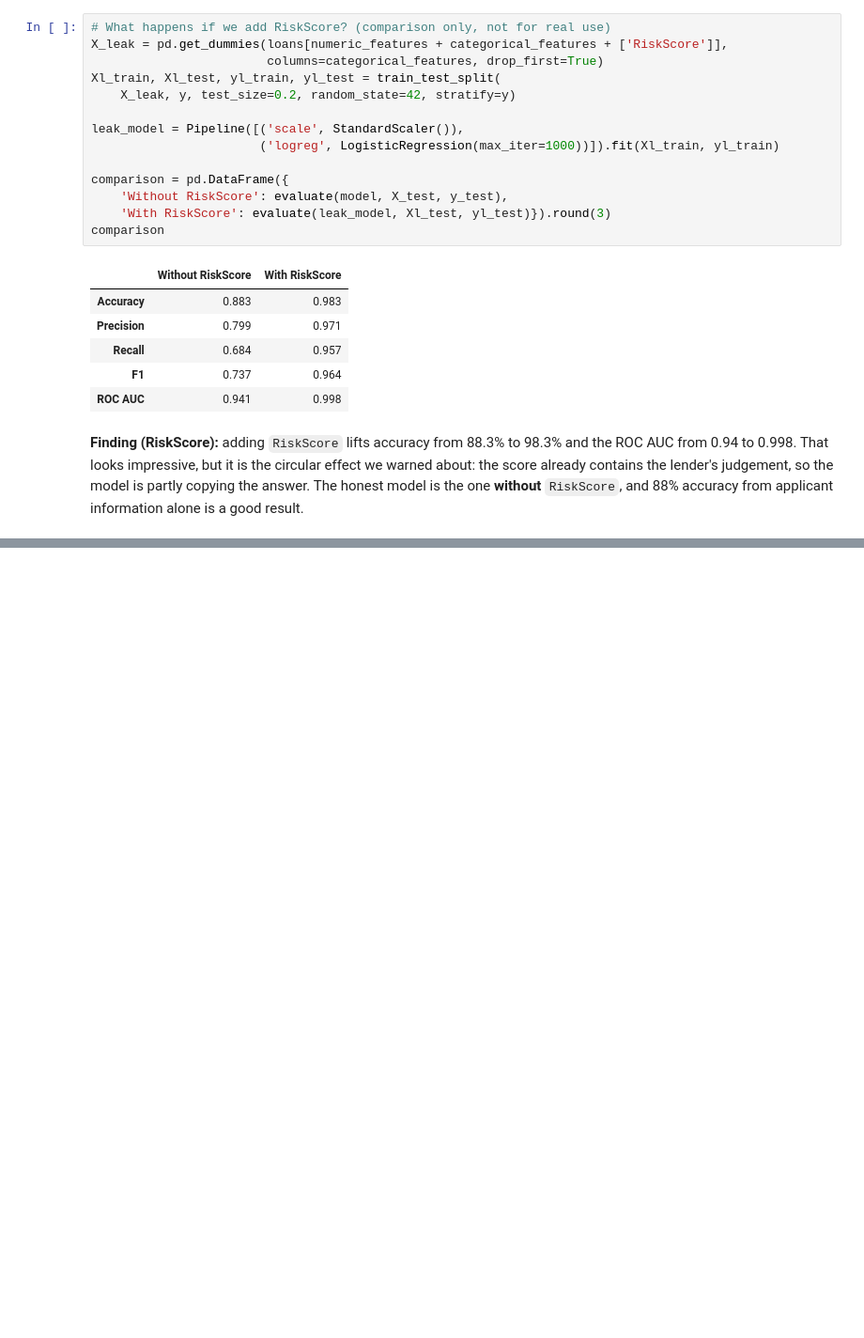
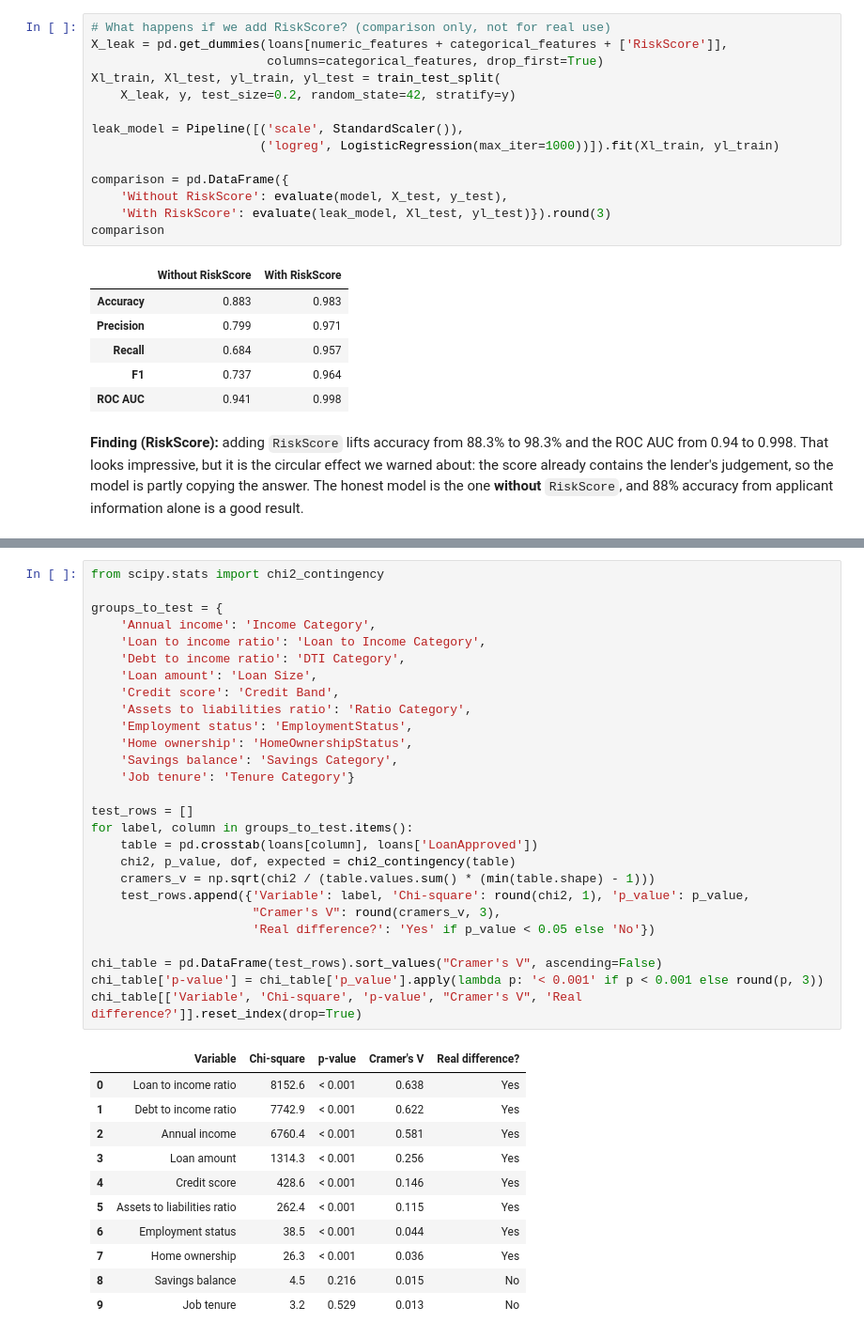
Before and after one commit to nachiket-1/Loan-Approval-Financial-Risk-Analysis, a Jupyter notebook: Loan_Approval_Financial_Risk_Analysis.ipynb, the cells around one changed output, grey strips where cells are left out. Shown at 94% size. Cells and saved outputs as stored; diff of their text form; blank space fills up the shorter version.

```diff
--- a/Loan_Approval_Financial_Risk_Analysis.ipynb
+++ b/Loan_Approval_Financial_Risk_Analysis.ipynb
@@ -906,0 +1005,39 @@ comparison
+# %%
+from scipy.stats import chi2_contingency
+
+groups_to_test = {
+    'Annual income': 'Income Category',
+    'Loan to income ratio': 'Loan to Income Category',
+    'Debt to income ratio': 'DTI Category',
+    'Loan amount': 'Loan Size',
+    'Credit score': 'Credit Band',
+    'Assets to liabilities ratio': 'Ratio Category',
+    'Employment status': 'EmploymentStatus',
+    'Home ownership': 'HomeOwnershipStatus',
+    'Savings balance': 'Savings Category',
+    'Job tenure': 'Tenure Category'}
+
+test_rows = []
+for label, column in groups_to_test.items():
+    table = pd.crosstab(loans[column], loans['LoanApproved'])
+    chi2, p_value, dof, expected = chi2_contingency(table)
+    cramers_v = np.sqrt(chi2 / (table.values.sum() * (min(table.shape) - 1)))
+    test_rows.append({'Variable': label, 'Chi-square': round(chi2, 1), 'p_value': p_value,
+                      "Cramer's V": round(cramers_v, 3),
+                      'Real difference?': 'Yes' if p_value < 0.05 else 'No'})
+
+chi_table = pd.DataFrame(test_rows).sort_values("Cramer's V", ascending=False)
+chi_table['p-value'] = chi_table['p_value'].apply(lambda p: '< 0.001' if p < 0.001 else round(p, 3))
+chi_table[['Variable', 'Chi-square', 'p-value', "Cramer's V", 'Real difference?']].reset_index(drop=True)
+# %% [output]
+|  | Variable | Chi-square | p-value | Cramer's V | Real difference? |
+| 0 | Loan to income ratio | 8152.6 | < 0.001 | 0.638 | Yes |
+| 1 | Debt to income ratio | 7742.9 | < 0.001 | 0.622 | Yes |
+| 2 | Annual income | 6760.4 | < 0.001 | 0.581 | Yes |
+| 3 | Loan amount | 1314.3 | < 0.001 | 0.256 | Yes |
+| 4 | Credit score | 428.6 | < 0.001 | 0.146 | Yes |
+| 5 | Assets to liabilities ratio | 262.4 | < 0.001 | 0.115 | Yes |
+| 6 | Employment status | 38.5 | < 0.001 | 0.044 | Yes |
+| 7 | Home ownership | 26.3 | < 0.001 | 0.036 | Yes |
+| 8 | Savings balance | 4.5 | 0.216 | 0.015 | No |
+| 9 | Job tenure | 3.2 | 0.529 | 0.013 | No |
```
Also changed, not shown: parts of 19 cells of this notebook.
